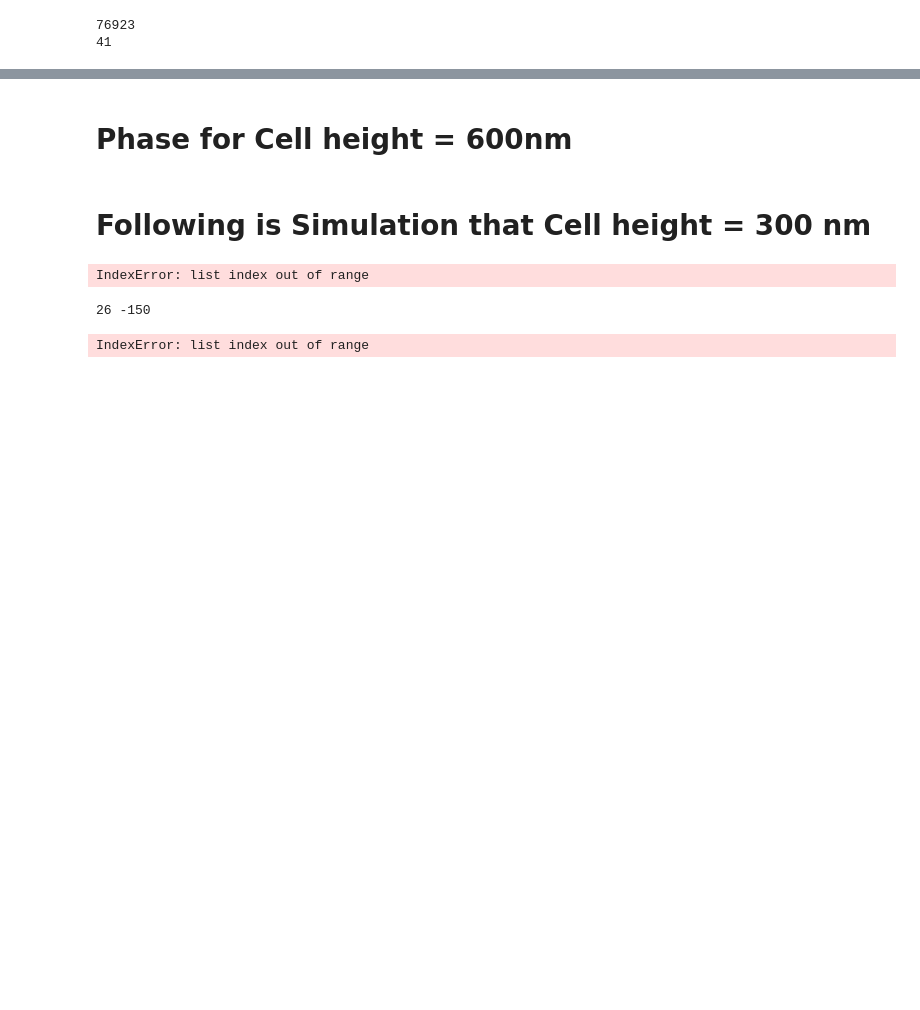
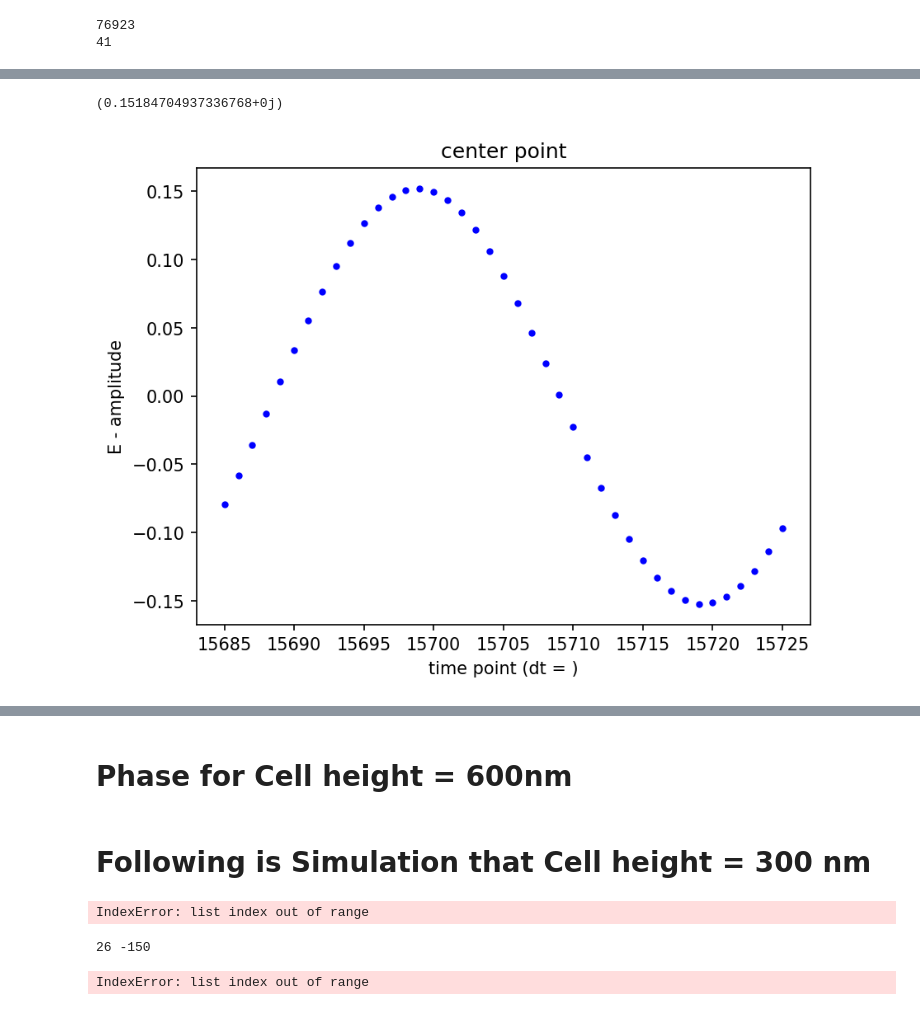
Before and after one commit to Ho-Ming-Lin/QNO_group, a Jupyter notebook: Test adjacent cell effect/Click here, The major simulation/1 alpha beta alpha structure.ipynb, the cells around one changed output, grey strips where cells are left out. Cells and saved outputs as stored; diff of their text form; code cells hidden in the pictures; blank space fills up the shorter version.

```diff
--- a/Test adjacent cell effect/Click here, The major simulation/1 alpha beta alpha structure.ipynb
+++ b/Test adjacent cell effect/Click here, The major simulation/1 alpha beta alpha structure.ipynb
@@ -371,14 +415,17 @@ for i in range(38905 , 38944) : #len(ez_data_list)) :
 # %%
 plt.figure(dpi = 150)
 plt.title('center point')
 plt.xlabel('time point (dt = )')
 plt.ylabel('E - amplitude')
-max_value = ez_data_cen[73320]
-for i in range(73320 , 73397) : #len(ez_data_list)) :
+max_value = ez_data_cen[index1_max]
+for i in range(index1_max , index2_max) : #len(ez_data_list)) :
     plt.plot(i , ez_data_cen[i] , 'b.')
     if max_value < ez_data_cen[i] :
         max_value = ez_data_cen[i]
 
 print(max_value)
+# %% [output]
+(0.15184704937336768+0j)
+[figure, added]
 # %%
 plt.figure(dpi = 150)
```
Also changed, not shown: parts of 14 cells of this notebook, 6 other files.
